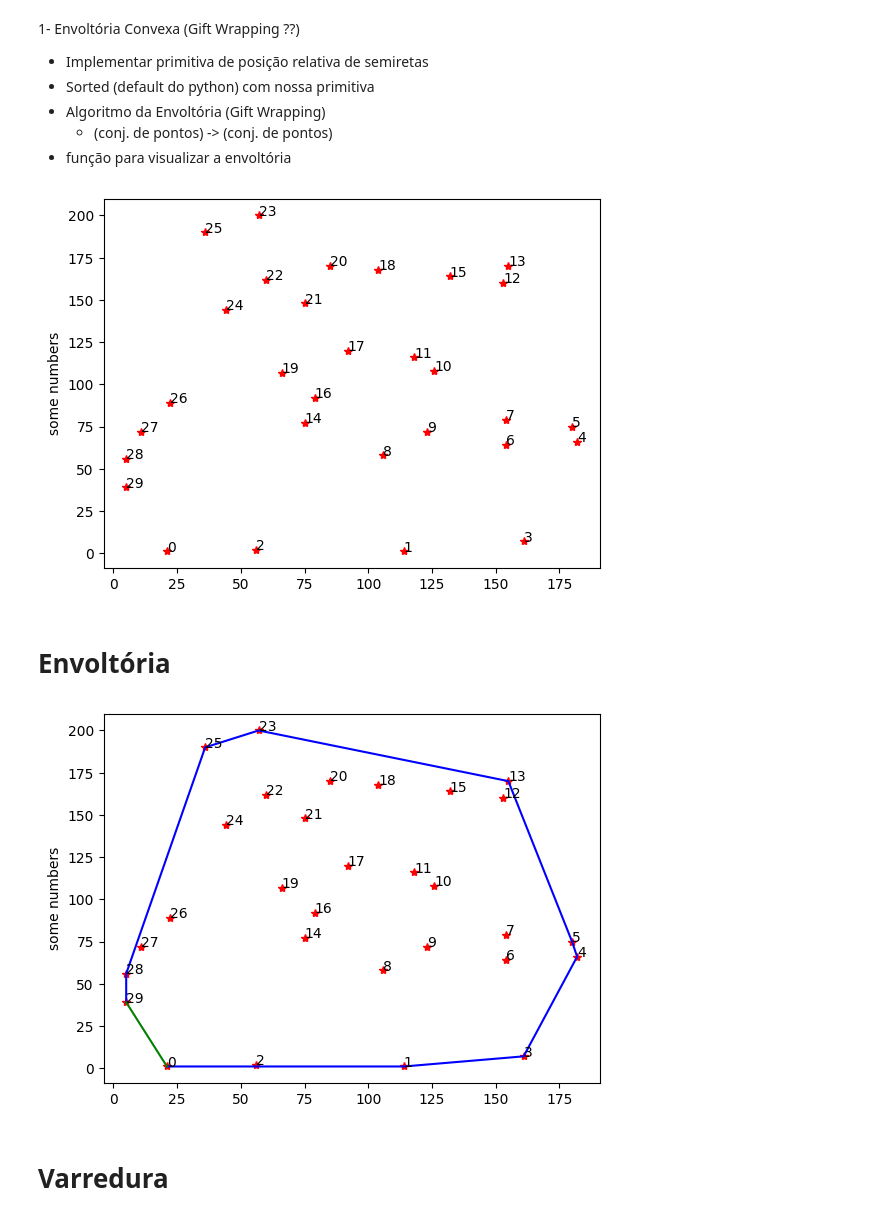
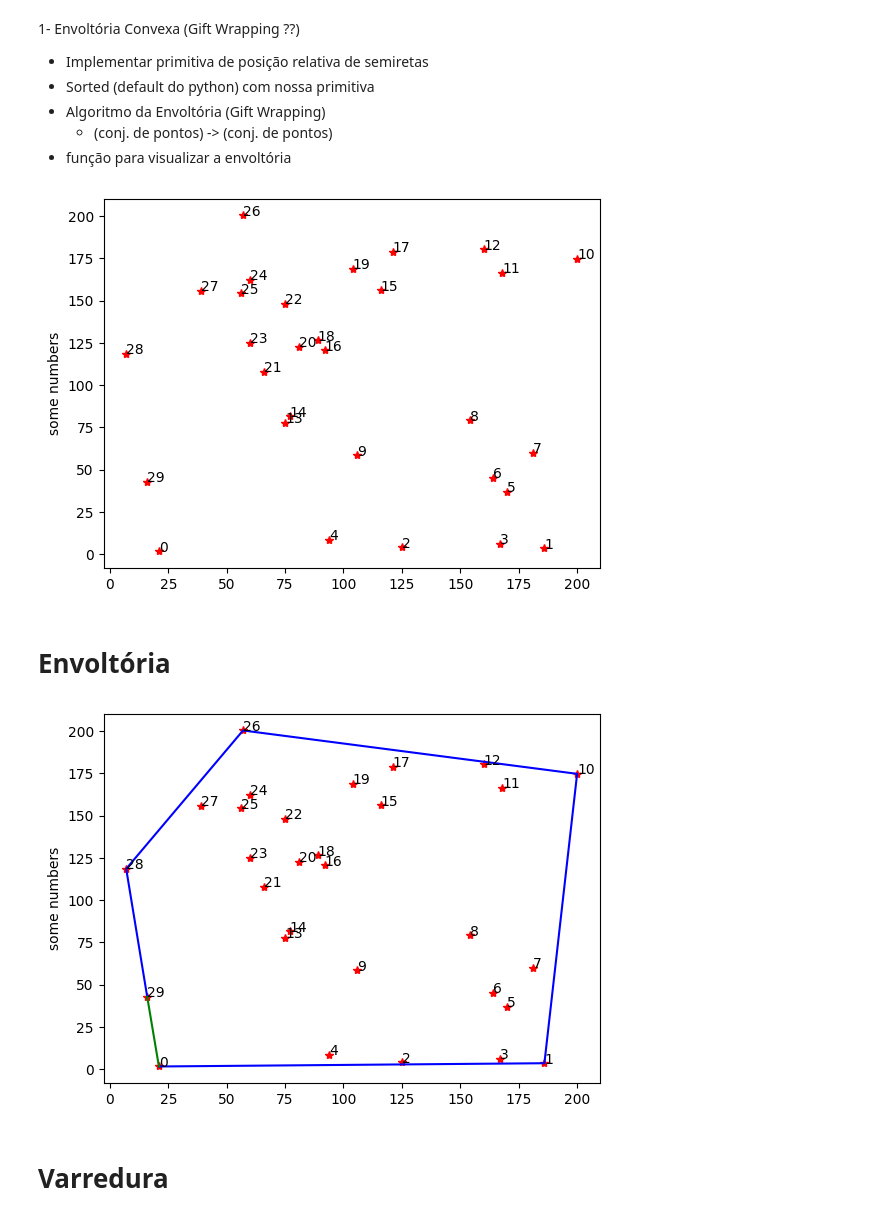
Before and after one commit to Gcastelo01/TP1_Alg2, a Jupyter notebook: TP1_Classificador.ipynb, the cells around one changed output. Saved outputs shown, nothing was run; the diff lists cells and outputs as text; code cells hidden in the pictures.

```diff
--- a/TP1_Classificador.ipynb
+++ b/TP1_Classificador.ipynb
@@ -64,35 +91,39 @@ def sortDotsByPolarAngle(dotsParam):
         sorted_dots.append(dot + anchor)
 
     return sorted_dots
+# %%
+import random
+def noise(x):
+    return x + random.random()
 # %%
 import matplotlib.pyplot as plt
 from random import randint
 import random
 
 dot_list = []
 
 random.seed(16)
 for i in range(30):
     x = randint(0,200)
-    y = randint(0,200)
+    y = noise(randint(0,200))
     a = Dot(x, y)
     dot_list.append(a)
 
 x = []
 y = []
 
 for e in sortDotsByPolarAngle(dot_list):
     x.append(e.x)
     y.append(e.y)
 
 fig, ax = plt.subplots()
 ax.plot(x, y, 'r*')
 
 for i, txt in enumerate(range(len(x))):
     ax.annotate(txt, (x[i], y[i]))
 plt.ylabel('some numbers')
 plt.show()
 # %% [output]
-[figure, old version]
+[figure, new version]
 # %% [markdown]
 # Envoltória
@@ -143,7 +174,7 @@ ax.plot(x_envolt, y_envolt, 'b-')
 ax.plot([x_envolt[len(x_envolt) - 1], x_envolt[0]], [y_envolt[len(y_envolt) - 1], y_envolt[0]], 'g-')
 plt.show()
 # %% [output]
-[figure, old version]
+[figure, new version]
 # %% [markdown]
 # Varredura
 # %%
```
Also changed, not shown: parts of 15 cells of this notebook.
